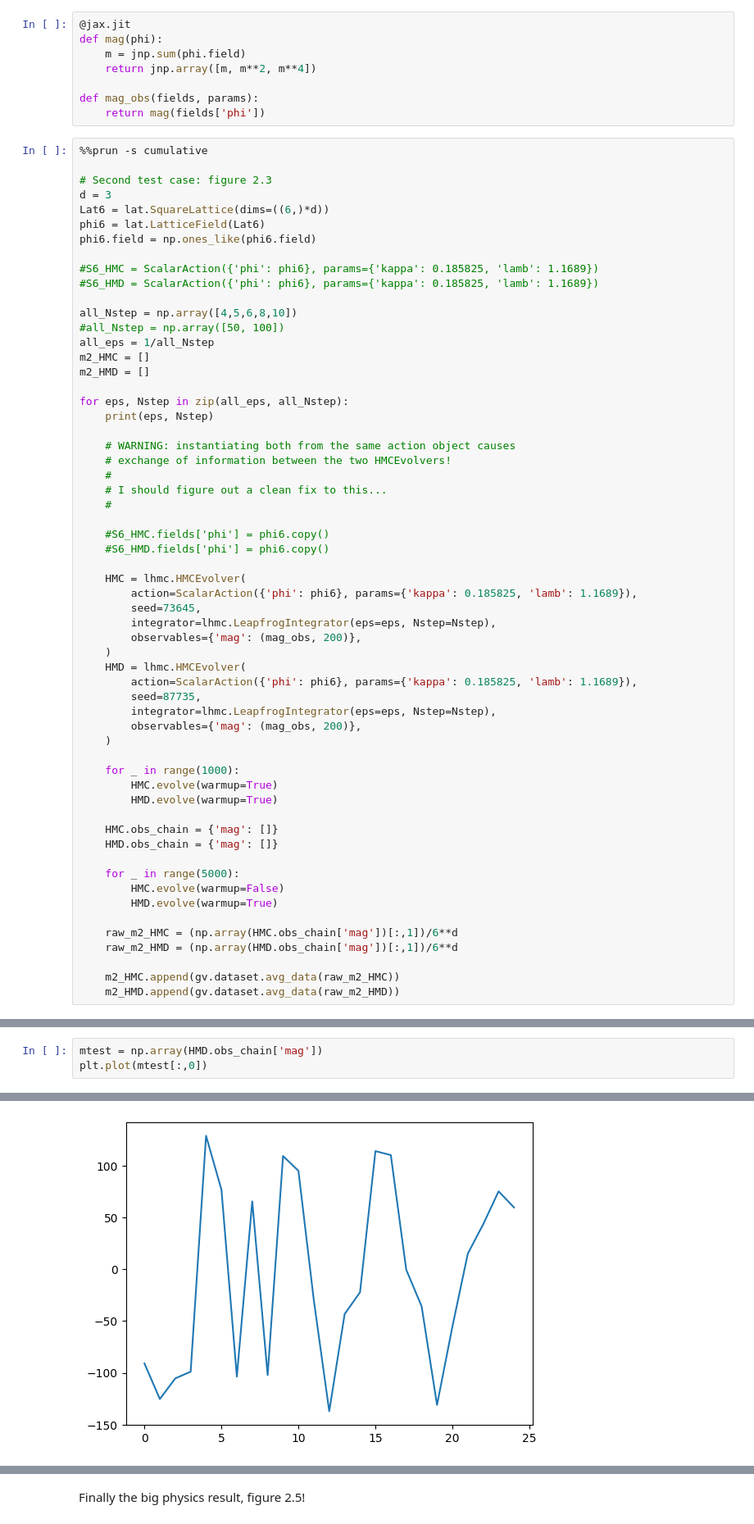
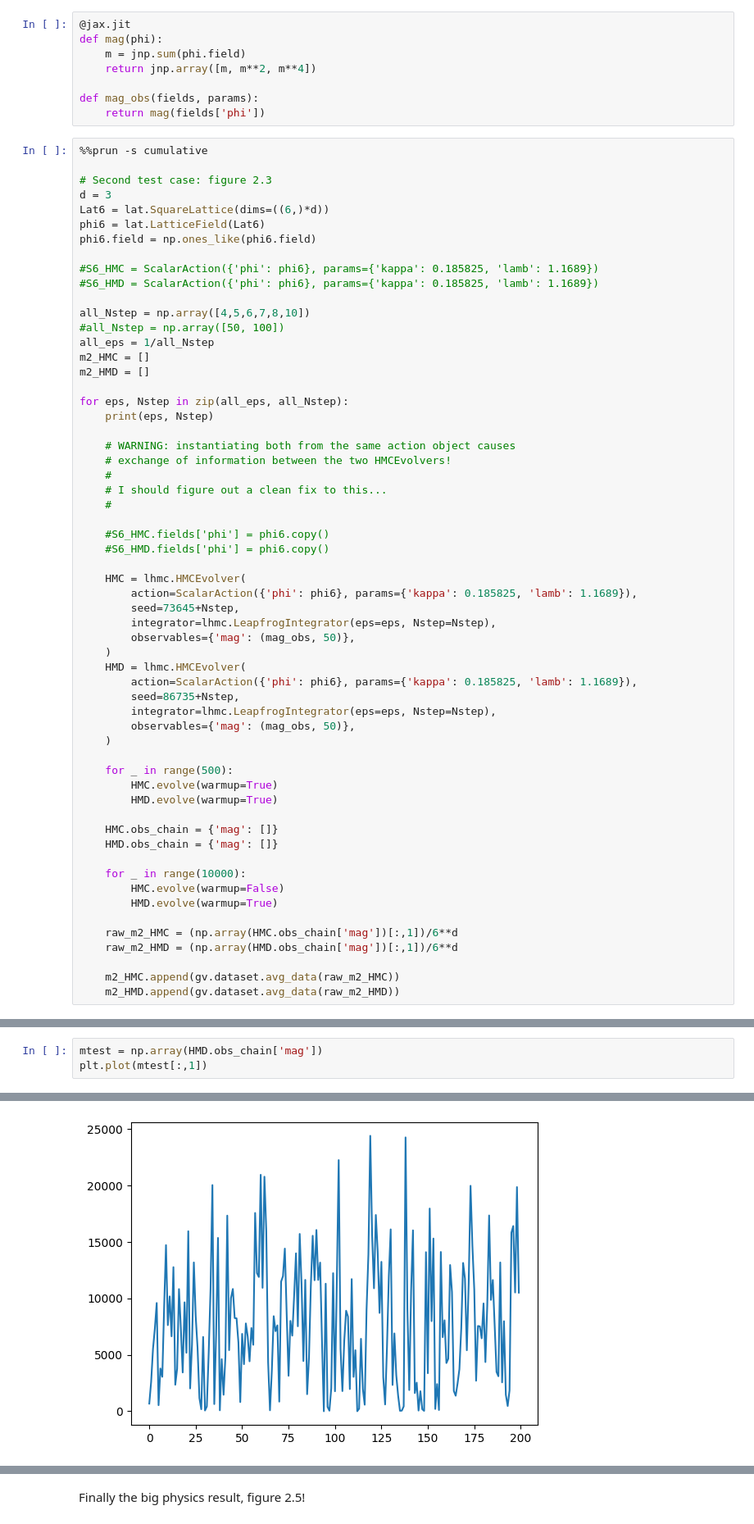
Before and after one commit to etneil/lfox, a Jupyter notebook: reproduce_schaefer.ipynb, the cells around one changed output, grey strips where cells are left out. Shown at 82% size. Drawn from its saved outputs; the diff is of its cells as text.

```diff
--- a/reproduce_schaefer.ipynb
+++ b/reproduce_schaefer.ipynb
@@ -152,7 +152,7 @@ phi6.field = np.ones_like(phi6.field)
 #S6_HMC = ScalarAction({'phi': phi6}, params={'kappa': 0.185825, 'lamb': 1.1689})
 #S6_HMD = ScalarAction({'phi': phi6}, params={'kappa': 0.185825, 'lamb': 1.1689})
 
-all_Nstep = np.array([4,5,6,8,10])
+all_Nstep = np.array([4,5,6,7,8,10])
 #all_Nstep = np.array([50, 100])
 all_eps = 1/all_Nstep
 m2_HMC = []
@@ -172,25 +172,25 @@ for eps, Nstep in zip(all_eps, all_Nstep):
 
     HMC = lhmc.HMCEvolver(
         action=ScalarAction({'phi': phi6}, params={'kappa': 0.185825, 'lamb': 1.1689}),
-        seed=73645,
+        seed=73645+Nstep,
         integrator=lhmc.LeapfrogIntegrator(eps=eps, Nstep=Nstep),
-        observables={'mag': (mag_obs, 200)},
+        observables={'mag': (mag_obs, 50)},
     )
     HMD = lhmc.HMCEvolver(
         action=ScalarAction({'phi': phi6}, params={'kappa': 0.185825, 'lamb': 1.1689}),
-        seed=87735,
+        seed=86735+Nstep,
         integrator=lhmc.LeapfrogIntegrator(eps=eps, Nstep=Nstep),
-        observables={'mag': (mag_obs, 200)},
+        observables={'mag': (mag_obs, 50)},
     )
 
-    for _ in range(1000):
+    for _ in range(500):
         HMC.evolve(warmup=True)
         HMD.evolve(warmup=True)
 
     HMC.obs_chain = {'mag': []}
     HMD.obs_chain = {'mag': []}
 
-    for _ in range(5000):
+    for _ in range(10000):
         HMC.evolve(warmup=False)
         HMD.evolve(warmup=True)
 
@@ -225,9 +226,9 @@ for eps, Nstep in zip(all_eps, all_Nstep):
 # %%
 mtest = np.array(HMD.obs_chain['mag'])
-plt.plot(mtest[:,0])
+plt.plot(mtest[:,1])
 # %% [output]
 [<matplotlib.lines.Line2D at 0x...>]
-[figure, old version]
+[figure, new version]
 # %%
 plt.errorbar(all_eps**2, gv.mean(m2_HMD), gv.sdev(m2_HMD), ls=' ', marker='s', color='red', label='MD')
 plt.errorbar(all_eps**2, gv.mean(m2_HMC), gv.sdev(m2_HMC), ls=' ', marker='*', color='forestgreen', label='HMC')
```
Also changed, not shown: parts of 6 cells of this notebook, 2 other files.
